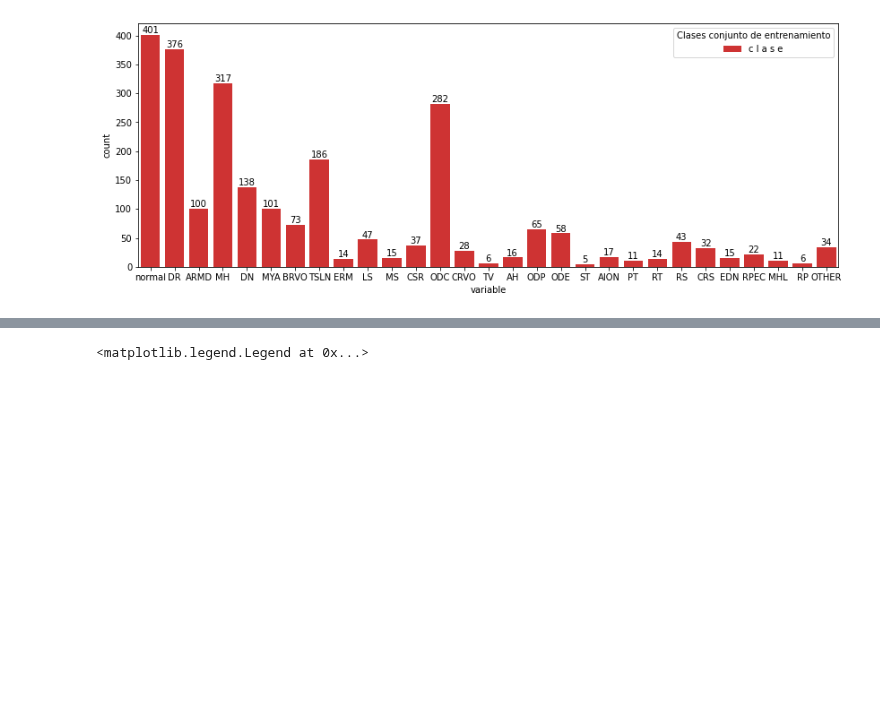
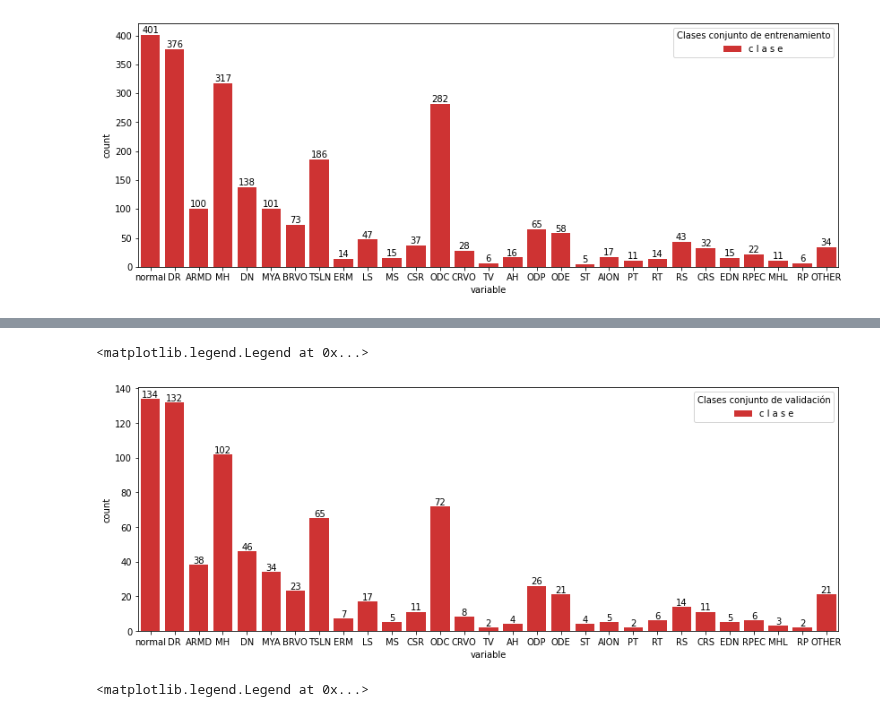
Before and after one commit to dirudiez/TFM_DiegoRudiez, a Jupyter notebook: 00. Análisis Dataset.ipynb, the cells around one changed output, grey strips where cells are left out. Saved outputs shown, nothing was run; the diff lists cells and outputs as text; code cells hidden in the pictures; blank space fills up the shorter version.

```diff
--- a/00. Análisis Dataset.ipynb
+++ b/00. Análisis Dataset.ipynb
@@ -165,3 +199,27 @@ ax.legend(legend_labels, ['c l a s e'],
+# %%
+fig, ax = plt.subplots(figsize=(14,5))
+colors = ['#E81919']
+ax = sns.set_palette(sns.color_palette(colors))
+
+dfN = pd.melt(df_val.iloc[:,1:2])
+dfE = pd.melt(df_val.iloc[:,2:])
+
+dfTotal = pd.concat([dfN.loc[dfN['value']==0], dfE.loc[dfE['value']==1]])
+
+dfTotal.loc[dfTotal['value'] == 0, 'value'] = 1
+dfTotal.loc[dfTotal['variable'] == 'Disease_Risk', 'variable'] = 'normal'
+
+ax = sns.countplot(ax=ax, x="variable", hue="value", data=dfTotal)
+
+for container in ax.containers:
+    ax.bar_label(container)
+legend_labels, _= ax.get_legend_handles_labels()
+ax.legend(legend_labels, ['c l a s e'],
+          bbox_to_anchor=(1,1),
+          title='Clases conjunto de validación')
+# %% [output]
+<matplotlib.legend.Legend at 0x...>
+[figure, added]
 # %%
 fig, ax = plt.subplots(figsize=(22,10))
 colors = ['green', '#E81919']
```
Also changed, not shown: parts of 3 cells of this notebook.
